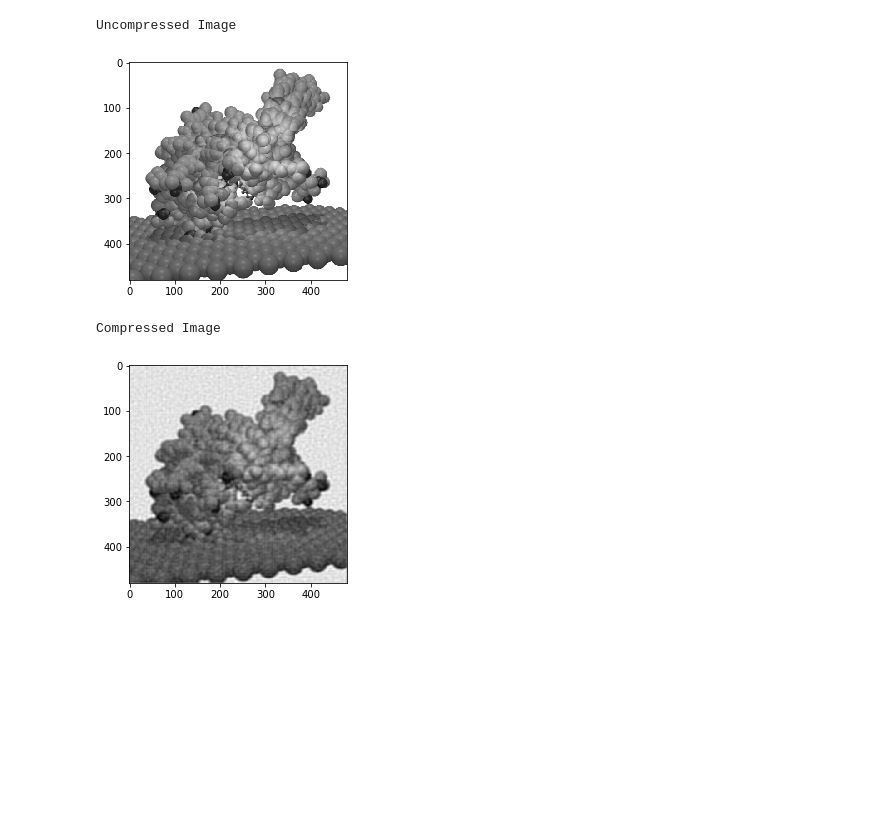
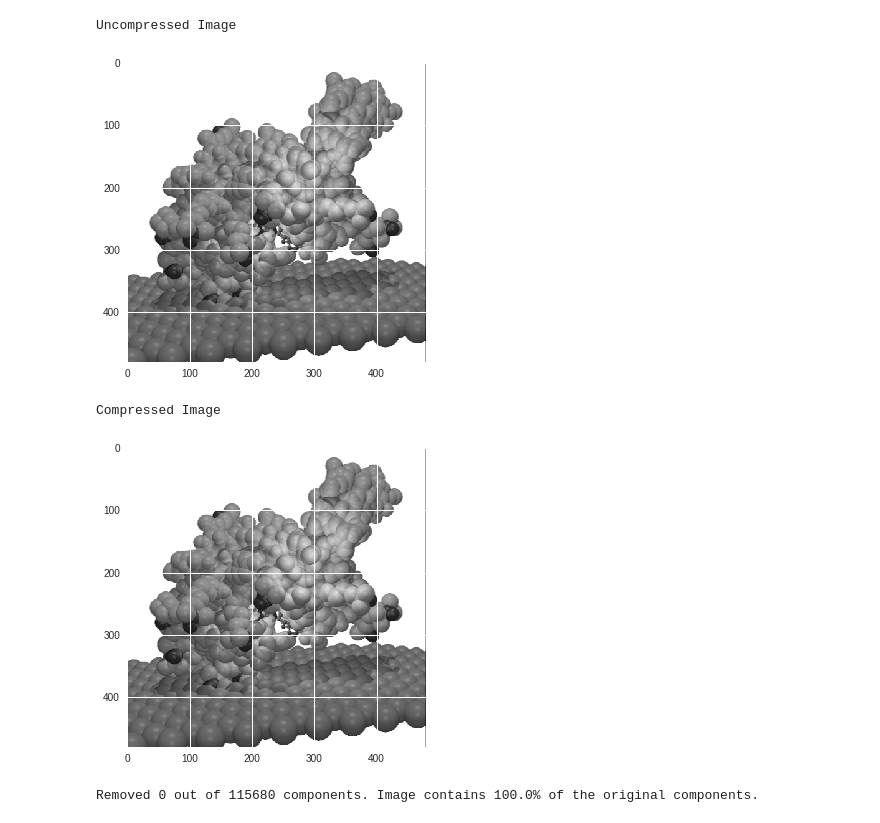
Before and after one commit to gavindsouza/flatten, a Jupyter notebook: _refs/bare_compressor.ipynb, the cells around one changed output. Cells and saved outputs as stored; diff of their text form; code cells hidden in the pictures; blank space fills up the shorter version.

```diff
--- a/_refs/bare_compressor.ipynb
+++ b/_refs/bare_compressor.ipynb
@@ -4,5 +5,5 @@ from matplotlib import pyplot
 # %%
-pyplot.rcParams['image.cmap'] = 'gray'
-pyplot.rcParams['image.interpolation'] = 'nearest'
+plt.rcParams['image.cmap'] = 'gray'
+plt.rcParams['image.interpolation'] = 'nearest'
 # %%
 def plot_image(image):
@@ -42,30 +46,21 @@ plot_spectrum(image_grey_fft)
-# %%
-def previewCompression(input_image_fft, cutoff_amplitude=1e5, verbose=False):
-    # 0 out all components below the cutoff
-    output_image_fft = input_image_fft.copy()
-    numpy.place(output_image_fft, abs(output_image_fft) < cutoff_amplitude, [0])
-
-    if verbose:
-        recover_image(output_image_fft)  # Display compressed image
-
-        # Display information on the compression of the image
-        original_size = output_image_fft.shape[0]*output_image_fft.shape[1]
-        components_removed = numpy.argwhere(abs(output_image_fft) < cutoff_amplitude).shape[0]
-        percent_removed = (1-components_removed/original_size)*100
-        print("Removed {} out of {} components. Image contains {}% of the original components.".format(components_removed, original_size, percent_removed))
-
-    return output_image_fft
-
-print("Uncompressed Image")
-plot_image(image_grey)
-
-print("Compressed Image")
-image_compressed_fft = previewCompression(image_grey_fft, verbose=False)
-# %% [output]
-Uncompressed Image
-[figure, removed]
-Compressed Image
-# %%
-matplotlib.image.imsave('new_otter.jpg', recover_image(image_compressed_fft))
-# %% [output]
-[figure, removed]
+# %%
+image = implt.imread("glow.tiff")
+image_grey = image.sum(axis=2)
+image_grey_fft = np.fft.rfft2(image_grey)
+
+# plot_image(image)
+# plot_spectrum(image_grey_fft)
+
+print("Uncompressed Image")
+plot_image(image_grey)
+
+print("Compressed Image")
+image_compressed_fft = previewCompression(image_grey_fft, cutoff_amplitude=0.5 ,verbose=True)
+
+# implt.imsave('lossy_img.jpg', recover_image(image_compressed_fft))
+# %% [output]
+Uncompressed Image
+[figure, added]
+Compressed Image
+[figure, added]
+Removed 0 out of 115680 components. Image contains 100.0% of the original components.
```
Also changed, not shown: parts of 3 cells of this notebook.
